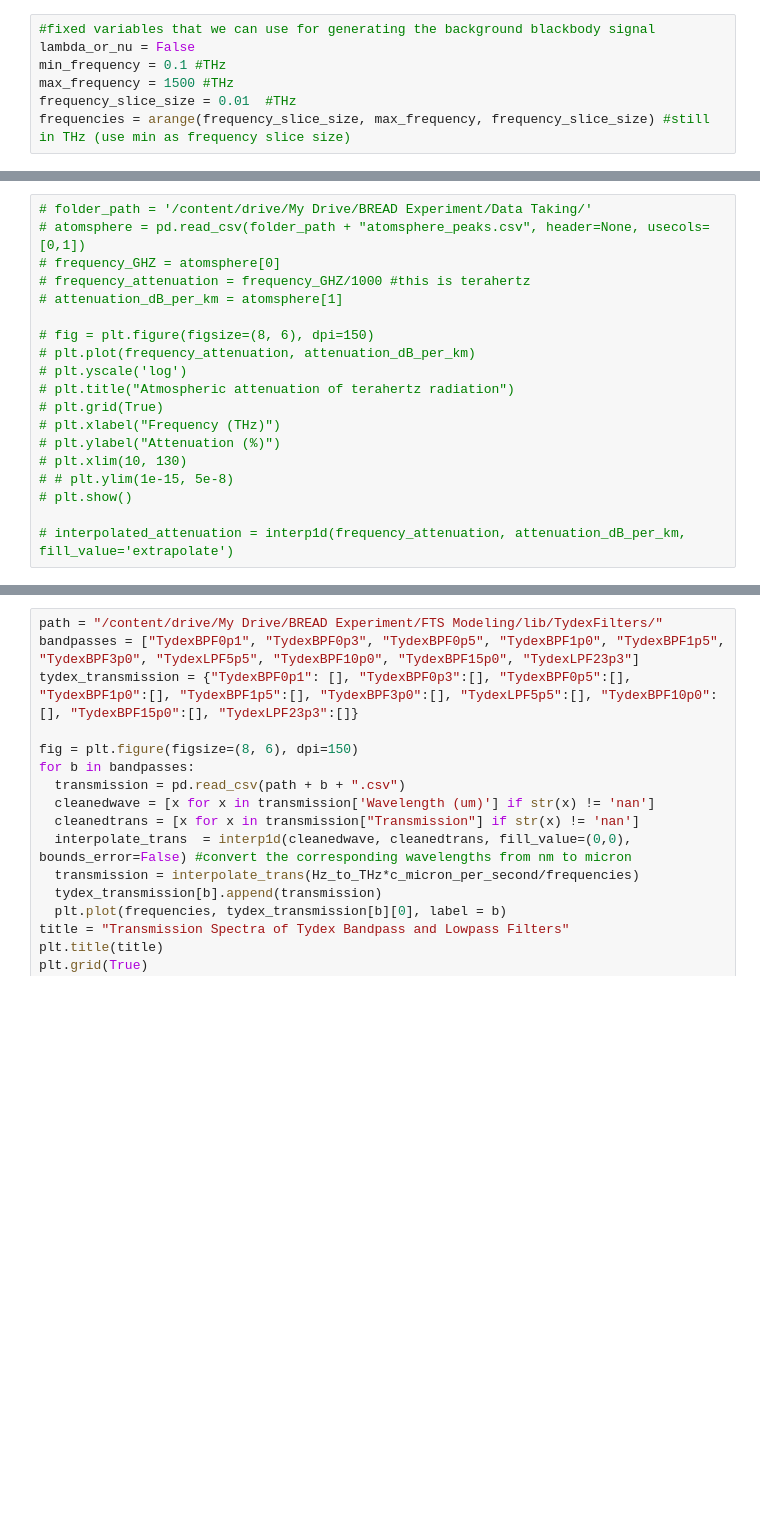
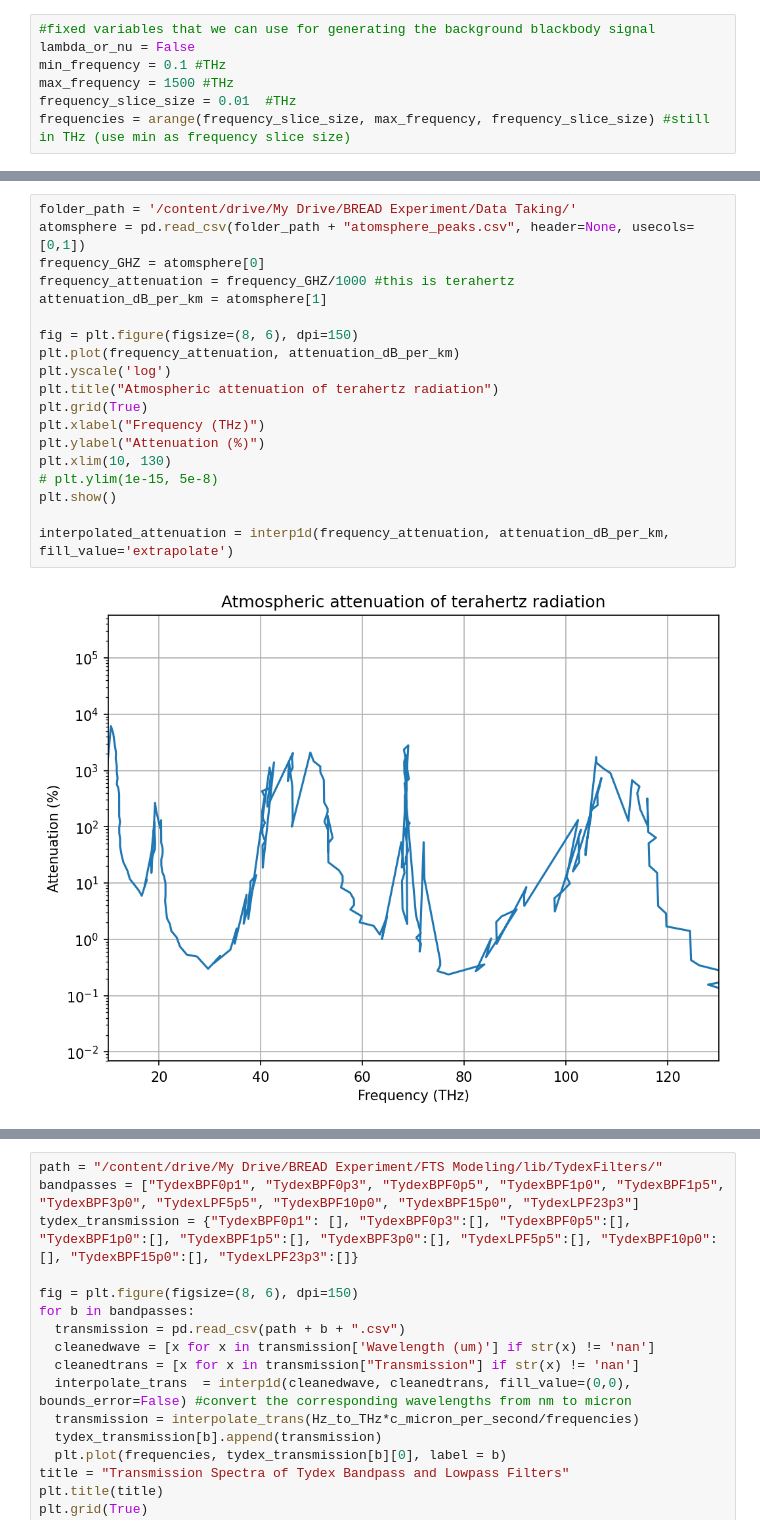
Before and after one commit to nkurinsky/THz-FTS, a Jupyter notebook: python/Notebooks/DataAna/FTS_Analysis_DecemberPowerSupply.ipynb, the cells around one changed output, grey strips where cells are left out. Cells and saved outputs as stored; diff of their text form; blank space fills up the shorter version.

```diff
--- a/python/Notebooks/DataAna/FTS_Analysis_DecemberPowerSupply.ipynb
+++ b/python/Notebooks/DataAna/FTS_Analysis_DecemberPowerSupply.ipynb
@@ -102,22 +101,24 @@ the peaks appear to happen at frequencies:  [21.58521188 43.874925   87.54683928
 Text(0, 0.5, 'Transmittance (%)')
 [figure]
 # %%
-# folder_path = '/content/drive/My Drive/BREAD Experiment/Data Taking/'
-# atomsphere = pd.read_csv(folder_path + "atomsphere_peaks.csv", header=None, usecols=[0,1])
-# frequency_GHZ = atomsphere[0]
-# frequency_attenuation = frequency_GHZ/1000 #this is terahertz
-# attenuation_dB_per_km = atomsphere[1]
+folder_path = '/content/drive/My Drive/BREAD Experiment/Data Taking/'
+atomsphere = pd.read_csv(folder_path + "atomsphere_peaks.csv", header=None, usecols=[0,1])
+frequency_GHZ = atomsphere[0]
+frequency_attenuation = frequency_GHZ/1000 #this is terahertz
+attenuation_dB_per_km = atomsphere[1]
 
-# fig = plt.figure(figsize=(8, 6), dpi=150)
-# plt.plot(frequency_attenuation, attenuation_dB_per_km)
-# plt.yscale('log')
-# plt.title("Atmospheric attenuation of terahertz radiation")
-# plt.grid(True)
-# plt.xlabel("Frequency (THz)")
-# plt.ylabel("Attenuation (%)")
-# plt.xlim(10, 130)
-# # plt.ylim(1e-15, 5e-8)
-# plt.show()
+fig = plt.figure(figsize=(8, 6), dpi=150)
+plt.plot(frequency_attenuation, attenuation_dB_per_km)
+plt.yscale('log')
+plt.title("Atmospheric attenuation of terahertz radiation")
+plt.grid(True)
+plt.xlabel("Frequency (THz)")
+plt.ylabel("Attenuation (%)")
+plt.xlim(10, 130)
+# plt.ylim(1e-15, 5e-8)
+plt.show()
 
-# interpolated_attenuation = interp1d(frequency_attenuation, attenuation_dB_per_km, fill_value='extrapolate')
+interpolated_attenuation = interp1d(frequency_attenuation, attenuation_dB_per_km, fill_value='extrapolate')
+# %% [output]
+[figure, added]
 # %%
```
Also changed, not shown: parts of 20 cells of this notebook.
